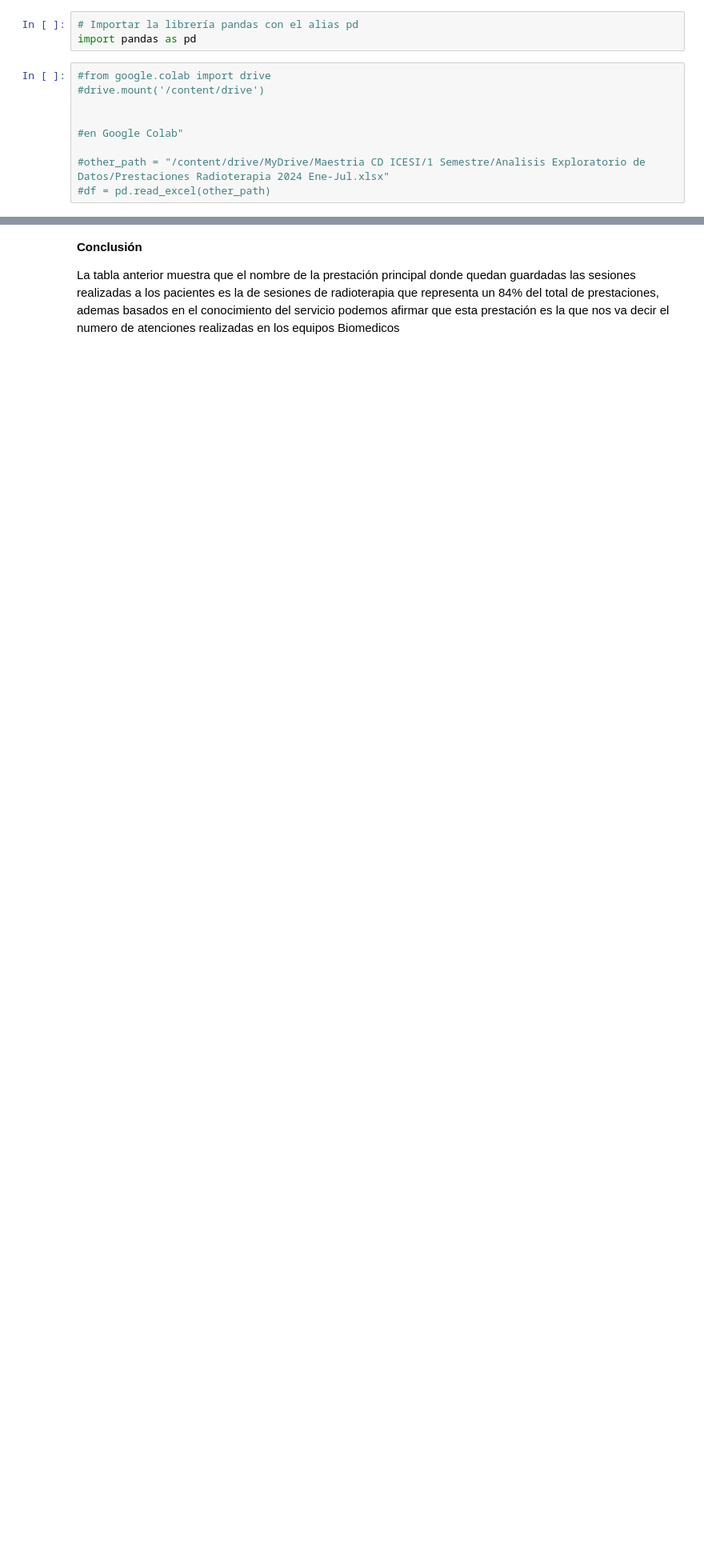
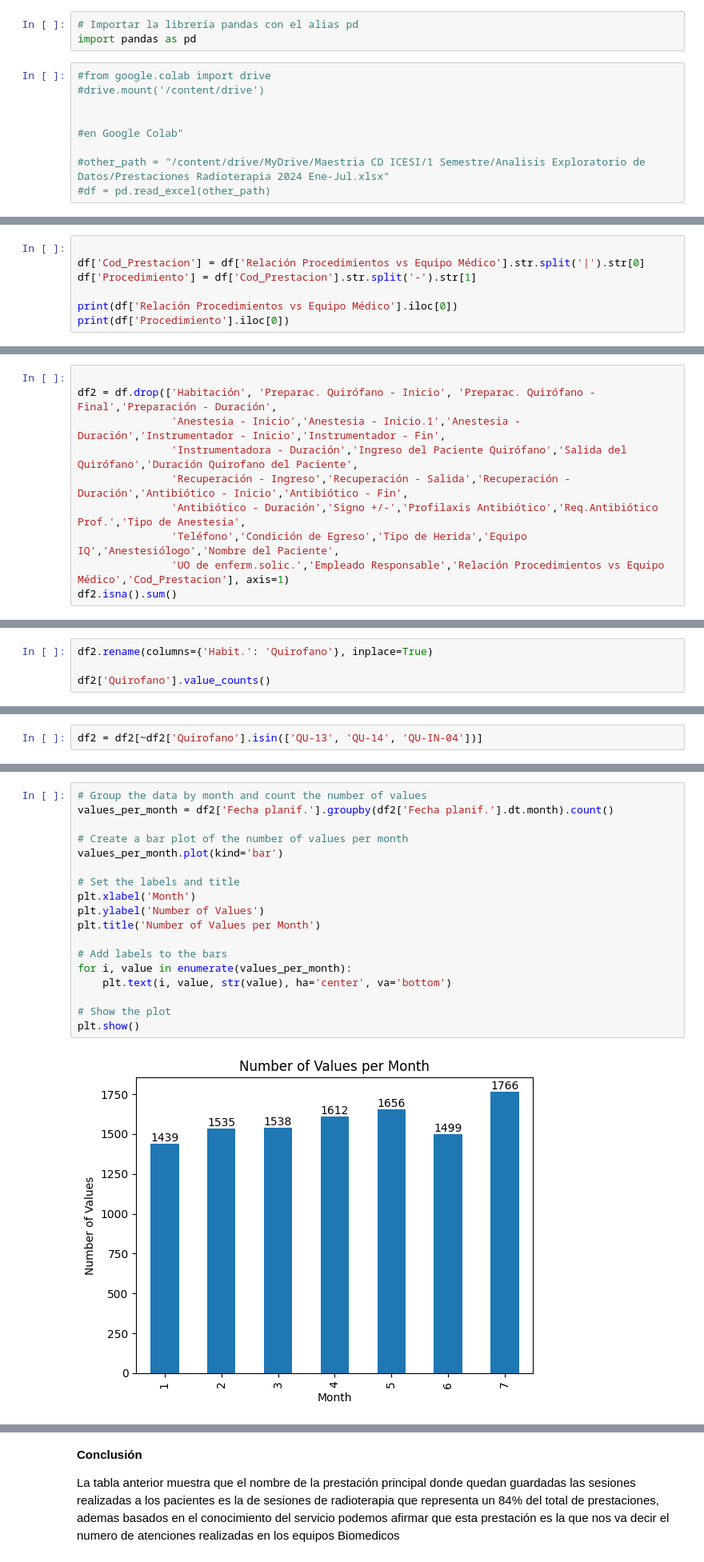
Before and after one commit to DavidD95/Clase_ADA_2024, a Jupyter notebook: Proyecto_ClaseEDA copy.ipynb, the cells around one changed output, grey strips where cells are left out. Shown at 80% size. Cells and saved outputs as stored; diff of their text form; blank space fills up the shorter version.

```diff
--- a/Proyecto_ClaseEDA copy.ipynb
+++ b/Proyecto_ClaseEDA copy.ipynb
@@ -121,0 +138,7 @@ dtype: int64
+# %%
+
+df['Cod_Prestacion'] = df['Relación Procedimientos vs Equipo Médico'].str.split('|').str[0]
+df['Procedimiento'] = df['Cod_Prestacion'].str.split('-').str[1]
+
+print(df['Relación Procedimientos vs Equipo Médico'].iloc[0])
+print(df['Procedimiento'].iloc[0])
@@ -121,0 +157,10 @@ dtype: int64
+# %%
+
+df2 = df.drop(['Habitación', 'Preparac. Quirófano - Inicio', 'Preparac. Quirófano - Final','Preparación - Duración',
+               'Anestesia - Inicio','Anestesia - Inicio.1','Anestesia - Duración','Instrumentador - Inicio','Instrumentador - Fin',
+               'Instrumentadora - Duración','Ingreso del Paciente Quirófano','Salida del Quirófano','Duración Quirofano del Paciente',
+               'Recuperación - Ingreso','Recuperación - Salida','Recuperación - Duración','Antibiótico - Inicio','Antibiótico - Fin',
+               'Antibiótico - Duración','Signo +/-','Profilaxis Antibiótico','Req.Antibiótico Prof.','Tipo de Anestesia',
+               'Teléfono','Condición de Egreso','Tipo de Herida','Equipo IQ','Anestesiólogo','Nombre del Paciente',
+               'UO de enferm.solic.','Empleado Responsable','Relación Procedimientos vs Equipo Médico','Cod_Prestacion'], axis=1)
+df2.isna().sum()
@@ -121,0 +185,4 @@ dtype: int64
+# %%
+df2.rename(columns={'Habit.': 'Quirofano'}, inplace=True)
+
+df2['Quirofano'].value_counts()
@@ -122,3 +207,5 @@ dtype: int64
+# %%
+df2 = df2[~df2['Quirofano'].isin(['QU-13', 'QU-14', 'QU-IN-04'])]
 # %%
 #MATPLOTLIB
 %pip install matplotlib
@@ -150,0 +235,20 @@ nombre_prestacion_frequencies
+# %%
+# Group the data by month and count the number of values
+values_per_month = df2['Fecha planif.'].groupby(df2['Fecha planif.'].dt.month).count()
+
+# Create a bar plot of the number of values per month
+values_per_month.plot(kind='bar')
+
+# Set the labels and title
+plt.xlabel('Month')
+plt.ylabel('Number of Values')
+plt.title('Number of Values per Month')
+
+# Add labels to the bars
+for i, value in enumerate(values_per_month):
+    plt.text(i, value, str(value), ha='center', va='bottom')
+
+# Show the plot
+plt.show()
+# %% [output]
+[figure, added]
```
Also changed, not shown: parts of 17 cells of this notebook.
